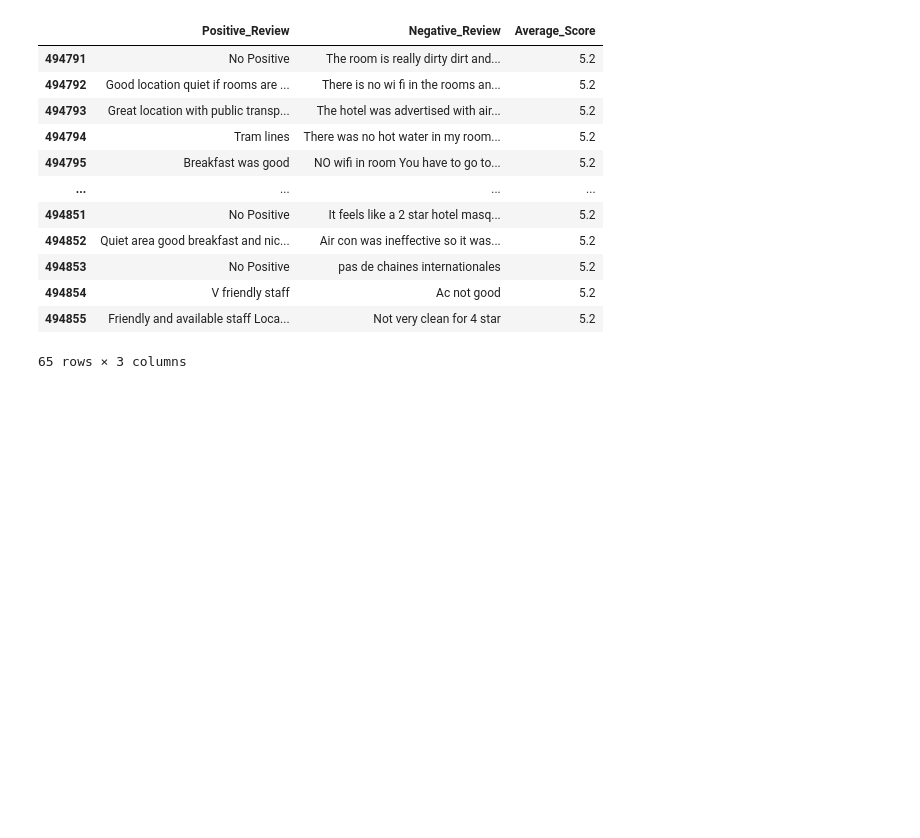
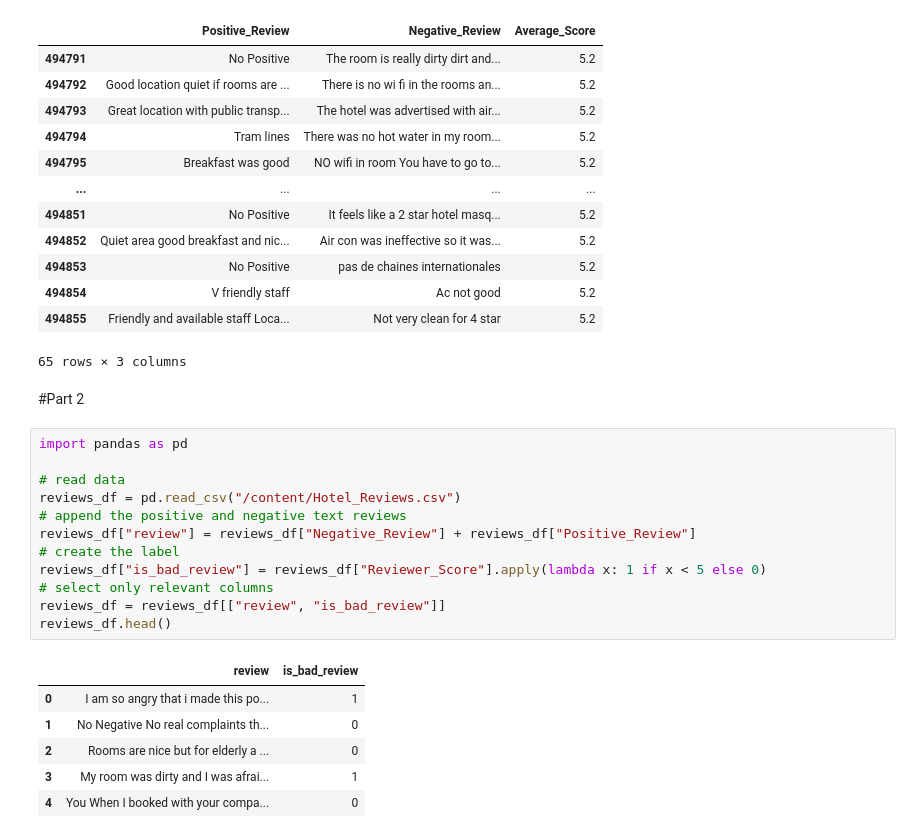
Before and after one commit to ArvindRajen/Conceptual_Analysis, a Jupyter notebook: Hotel_Reviews_EDA.ipynb, the cells around one changed output. Cells and saved outputs as stored; diff of their text form; blank space fills up the shorter version.

```diff
--- a/Hotel_Reviews_EDA.ipynb
+++ b/Hotel_Reviews_EDA.ipynb
@@ -291,3 +311,24 @@ df[df.Hotel_Name == 'Hotel Liberty'][['Positive_Review','Negative_Review','Avera
 | 494854 | V friendly staff | Ac not good | 5.2 |
 | 494855 | Friendly and available staff Loca... | Not very clean for 4 star | 5.2 |
 65 rows × 3 columns
+# %% [markdown]
+#Part 2
+# %%
+import pandas as pd
+
+# read data
+reviews_df = pd.read_csv("/content/Hotel_Reviews.csv")
+# append the positive and negative text reviews
+reviews_df["review"] = reviews_df["Negative_Review"] + reviews_df["Positive_Review"]
+# create the label
+reviews_df["is_bad_review"] = reviews_df["Reviewer_Score"].apply(lambda x: 1 if x < 5 else 0)
+# select only relevant columns
+reviews_df = reviews_df[["review", "is_bad_review"]]
+reviews_df.head()
+# %% [output]
+|  | review | is_bad_review |
+| 0 | I am so angry that i made this po... | 1 |
+| 1 | No Negative No real complaints th... | 0 |
+| 2 | Rooms are nice but for elderly a ... | 0 |
+| 3 | My room was dirty and I was afrai... | 1 |
+| 4 | You When I booked with your compa... | 0 |
```
Also changed, not shown: parts of 3 cells of this notebook.
